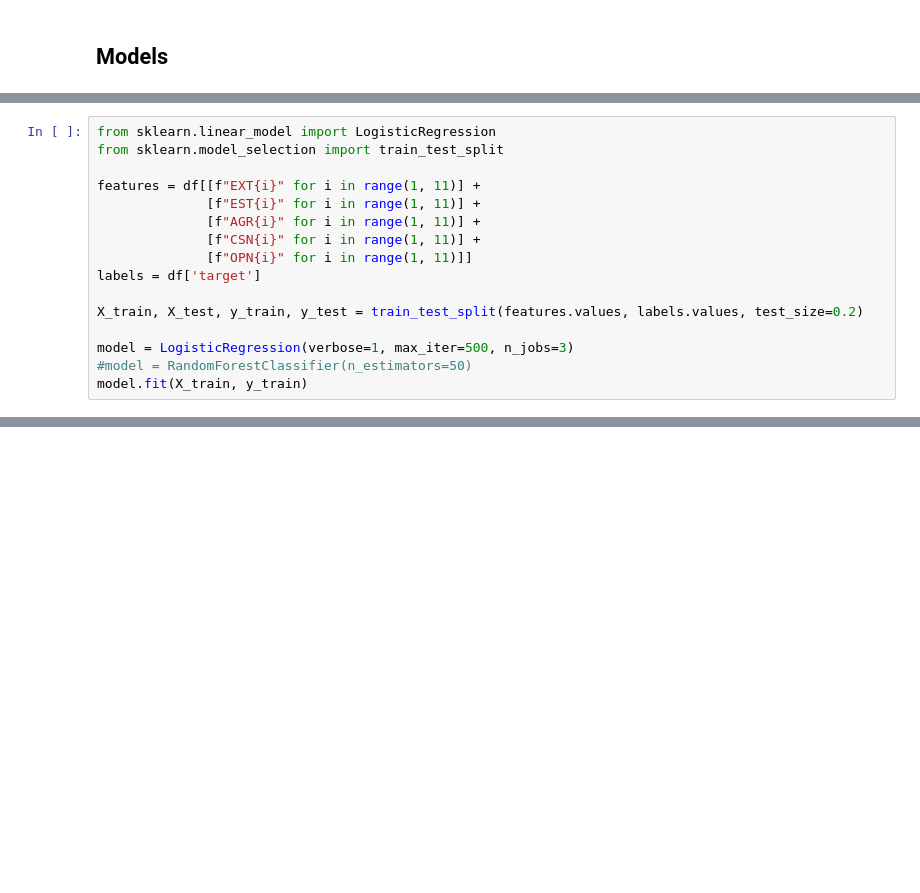
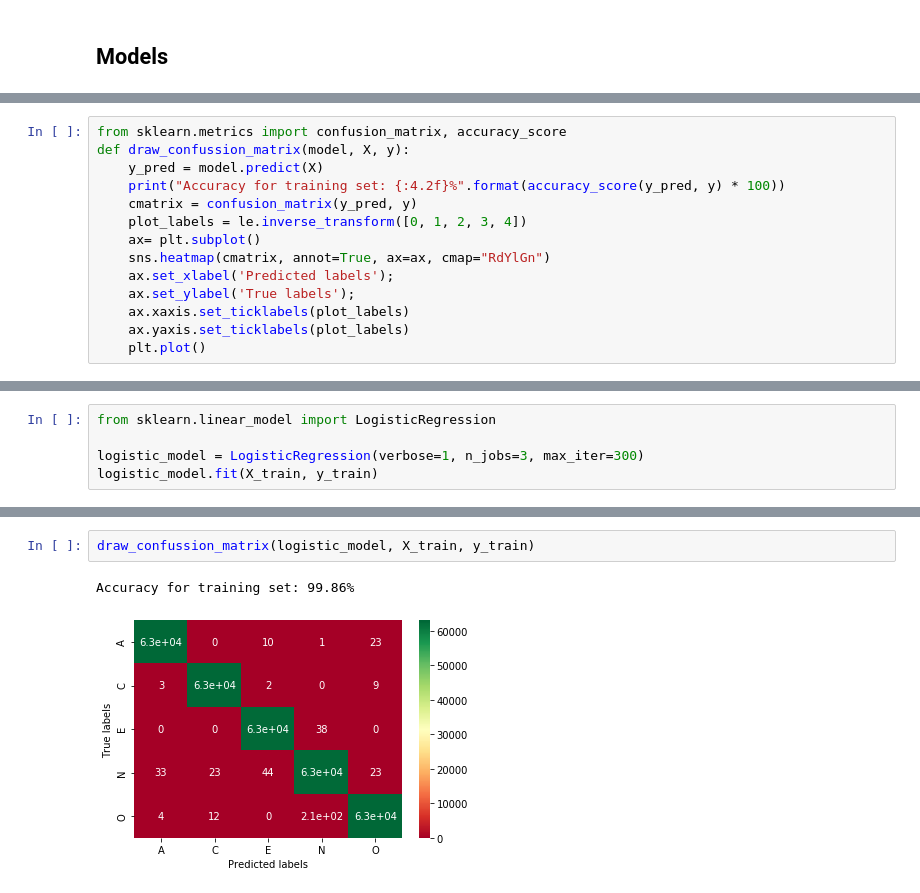
Before and after one commit to UNSpecializationAI/BigFivePersonality, a Jupyter notebook: Big-Five Factor Markers.ipynb, the cells around one changed output, grey strips where cells are left out. Drawn from its saved outputs; the diff is of its cells as text; blank space fills up the shorter version.

```diff
--- a/Big-Five Factor Markers.ipynb
+++ b/Big-Five Factor Markers.ipynb
@@ -270 +308,15 @@ Let's fit different models and compare the results between them
+# %%
+from sklearn.metrics import confusion_matrix, accuracy_score
+def draw_confussion_matrix(model, X, y):
+    y_pred = model.predict(X)
+    print("Accuracy for training set: {:4.2f}%".format(accuracy_score(y_pred, y) * 100))
+    cmatrix = confusion_matrix(y_pred, y)
+    plot_labels = le.inverse_transform([0, 1, 2, 3, 4])
+    ax= plt.subplot()
+    sns.heatmap(cmatrix, annot=True, ax=ax, cmap="RdYlGn")
+    ax.set_xlabel('Predicted labels');
+    ax.set_ylabel('True labels');
+    ax.xaxis.set_ticklabels(plot_labels)
+    ax.yaxis.set_ticklabels(plot_labels)
+    plt.plot()
 # %% [markdown]
@@ -272,16 +323,0 @@ Let's fit different models and compare the results between them
-# %%
-from sklearn.linear_model import LogisticRegression
-from sklearn.model_selection import train_test_split
-
-features = df[[f"EXT{i}" for i in range(1, 11)] +
-              [f"EST{i}" for i in range(1, 11)] +
-              [f"AGR{i}" for i in range(1, 11)] +
-              [f"CSN{i}" for i in range(1, 11)] +
-              [f"OPN{i}" for i in range(1, 11)]]
-labels = df['target']
-
-X_train, X_test, y_train, y_test = train_test_split(features.values, labels.values, test_size=0.2)
-
-model = LogisticRegression(verbose=1, max_iter=500, n_jobs=3)
-#model = RandomForestClassifier(n_estimators=50)
-model.fit(X_train, y_train)
@@ -318,0 +324,5 @@ plt.plot()
+# %%
+from sklearn.linear_model import LogisticRegression
+
+logistic_model = LogisticRegression(verbose=1, n_jobs=3, max_iter=300)
+logistic_model.fit(X_train, y_train)
@@ -318,0 +337,5 @@ plt.plot()
+# %%
+draw_confussion_matrix(logistic_model, X_train, y_train)
+# %% [output]
+Accuracy for training set: 99.86%
+[figure, added]
```
Also changed, not shown: parts of 25 cells of this notebook.
